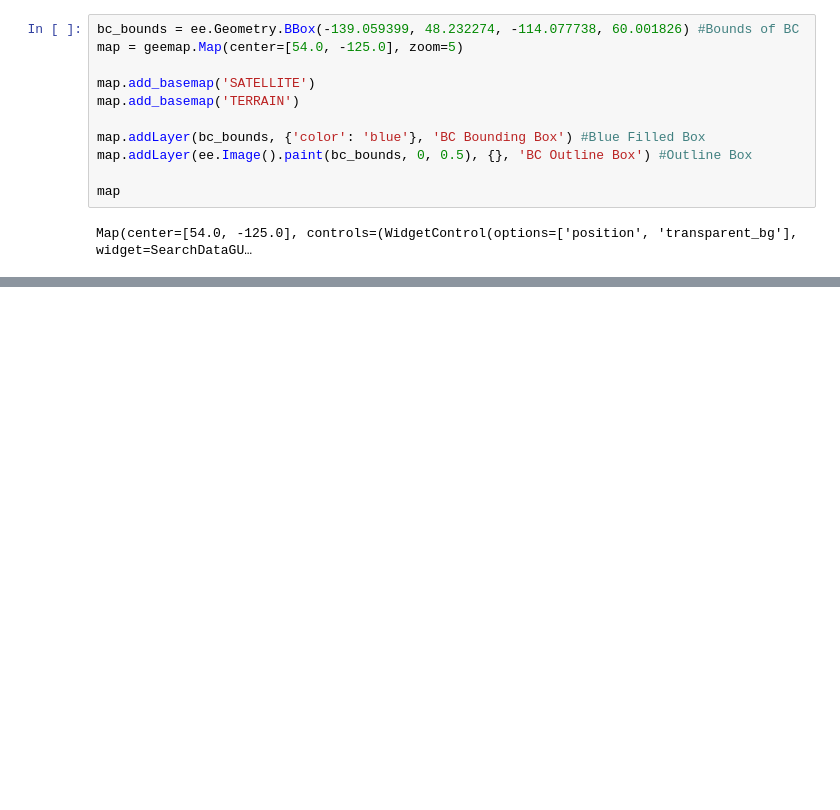
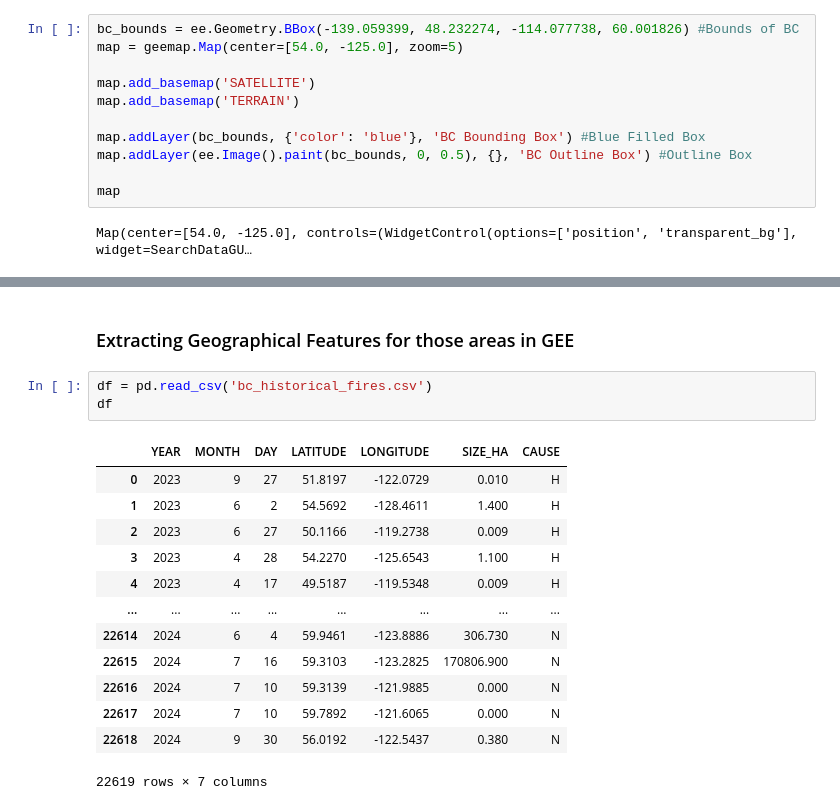
Before and after one commit to MikaTan2007/bc-wildfire-prediction, a Jupyter notebook: bc_wildfire_prediction.ipynb, the cells around one changed output, grey strips where cells are left out. Drawn from its saved outputs; the diff is of its cells as text; blank space fills up the shorter version.

```diff
--- a/bc_wildfire_prediction.ipynb
+++ b/bc_wildfire_prediction.ipynb
@@ -147,0 +255,19 @@ Map(center=[54.0, -125.0], controls=(WidgetControl(options=['position', 'transpa
+# %% [markdown]
+### Extracting Geographical Features for those areas in GEE
+# %%
+df = pd.read_csv('bc_historical_fires.csv')
+df
+# %% [output]
+|  | YEAR | MONTH | DAY | LATITUDE | LONGITUDE | SIZE_HA | CAUSE |
+| 0 | 2023 | 9 | 27 | 51.8197 | -122.0729 | 0.010 | H |
+| 1 | 2023 | 6 | 2 | 54.5692 | -128.4611 | 1.400 | H |
+| 2 | 2023 | 6 | 27 | 50.1166 | -119.2738 | 0.009 | H |
+| 3 | 2023 | 4 | 28 | 54.2270 | -125.6543 | 1.100 | H |
+| 4 | 2023 | 4 | 17 | 49.5187 | -119.5348 | 0.009 | H |
+| ... | ... | ... | ... | ... | ... | ... | ... |
+| 22614 | 2024 | 6 | 4 | 59.9461 | -123.8886 | 306.730 | N |
+| 22615 | 2024 | 7 | 16 | 59.3103 | -123.2825 | 170806.900 | N |
+| 22616 | 2024 | 7 | 10 | 59.3139 | -121.9885 | 0.000 | N |
+| 22617 | 2024 | 7 | 10 | 59.7892 | -121.6065 | 0.000 | N |
+| 22618 | 2024 | 9 | 30 | 56.0192 | -122.5437 | 0.380 | N |
+22619 rows × 7 columns
```
Also changed, not shown: parts of 18 cells of this notebook.
